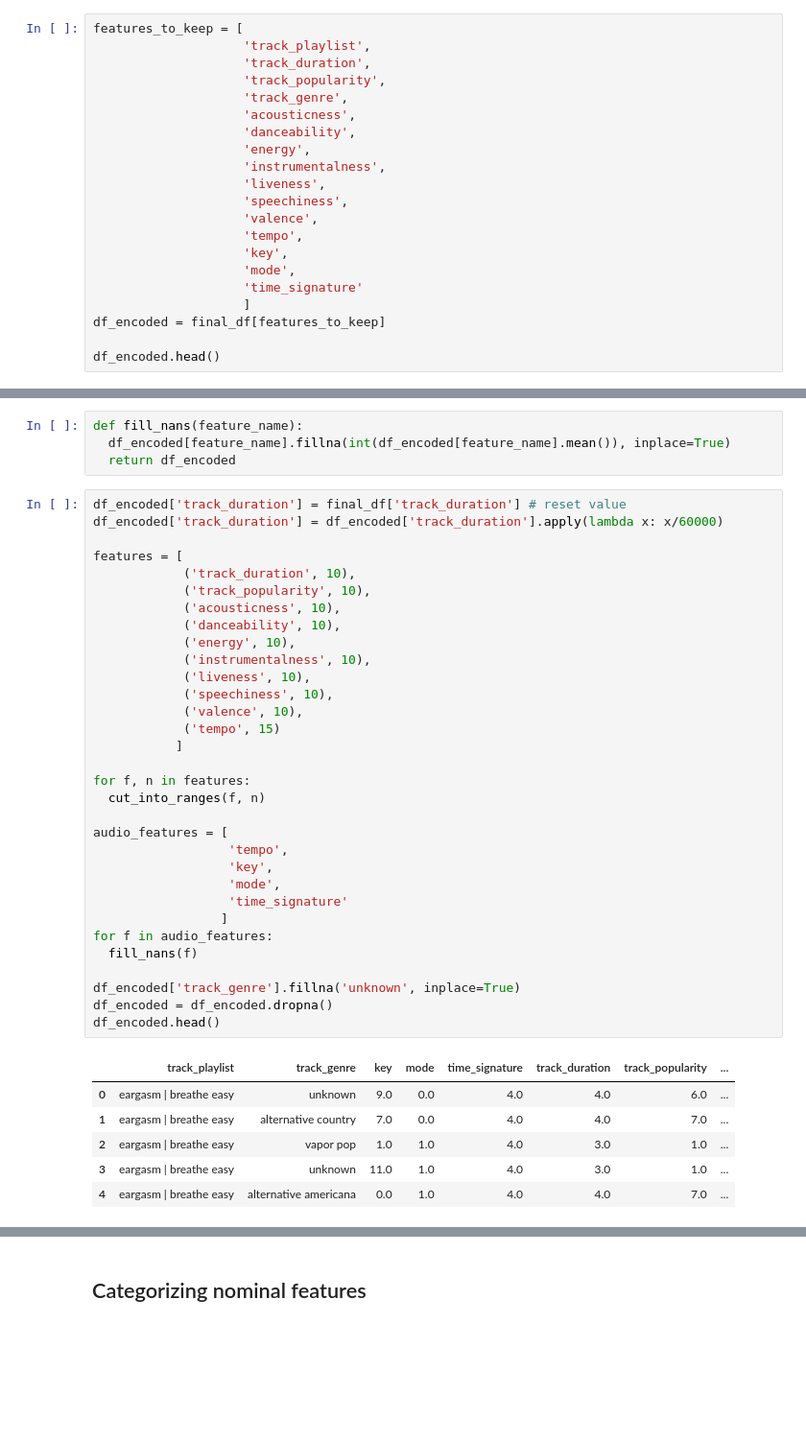
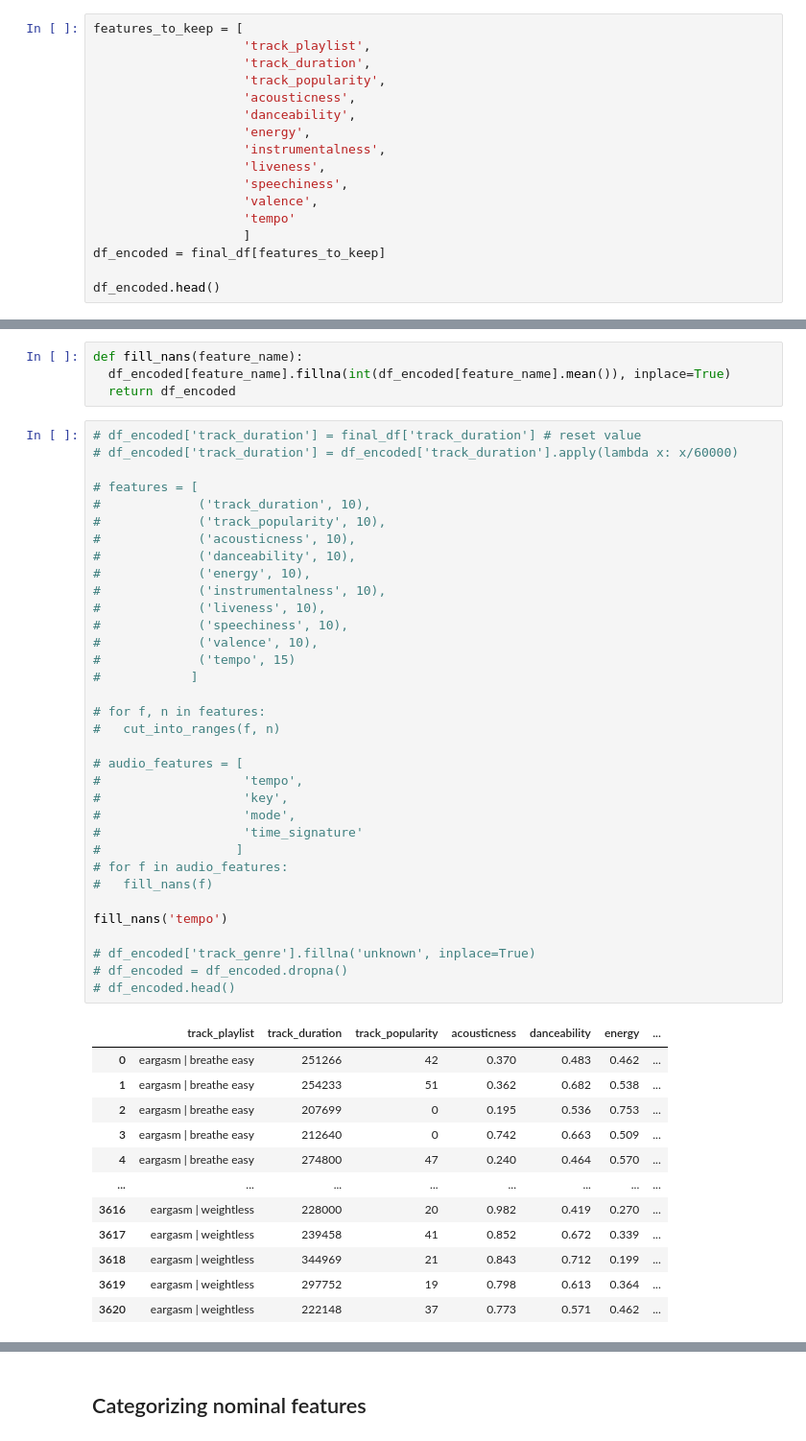
Before and after one commit to adamsiemaszkiewicz/eargasm-music, a Jupyter notebook: eargasm_Classification.ipynb, the cells around one changed output, grey strips where cells are left out. Shown at 96% size. Drawn from its saved outputs; the diff is of its cells as text; blank space fills up the shorter version.

```diff
--- a/eargasm_Classification.ipynb
+++ b/eargasm_Classification.ipynb
@@ -103,7 +105,6 @@ features_to_keep = [
                     'track_playlist',
                     'track_duration',
                     'track_popularity',
-                    'track_genre',
                     'acousticness',
                     'danceability',
                     'energy',
@@ -111,10 +112,7 @@ features_to_keep = [
                     'liveness',
                     'speechiness',
                     'valence',
-                    'tempo',
-                    'key',
-                    'mode',
-                    'time_signature'
+                    'tempo'
                     ]
 df_encoded = final_df[features_to_keep]
 
@@ -149,41 +147,49 @@ def fill_nans(feature_name):
   df_encoded[feature_name].fillna(int(df_encoded[feature_name].mean()), inplace=True)
   return df_encoded
 # %%
-df_encoded['track_duration'] = final_df['track_duration'] # reset value
-df_encoded['track_duration'] = df_encoded['track_duration'].apply(lambda x: x/60000)
+# df_encoded['track_duration'] = final_df['track_duration'] # reset value
+# df_encoded['track_duration'] = df_encoded['track_duration'].apply(lambda x: x/60000)
 
-features = [
-            ('track_duration', 10),
-            ('track_popularity', 10),
-            ('acousticness', 10),
-            ('danceability', 10),
-            ('energy', 10),
-            ('instrumentalness', 10),
-            ('liveness', 10),
-            ('speechiness', 10),
-            ('valence', 10),
-            ('tempo', 15)
-           ]
+# features = [
+#             ('track_duration', 10),
+#             ('track_popularity', 10),
+#             ('acousticness', 10),
+#             ('danceability', 10),
+#             ('energy', 10),
+#             ('instrumentalness', 10),
+#             ('liveness', 10),
+#             ('speechiness', 10),
+#             ('valence', 10),
+#             ('tempo', 15)
+#            ]
 
-for f, n in features:
-  cut_into_ranges(f, n)
+# for f, n in features:
+#   cut_into_ranges(f, n)
 
-audio_features = [
-                  'tempo',
-                  'key',
-                  'mode',
-                  'time_signature'
-                 ]
-for f in audio_features:
-  fill_nans(f)
+# audio_features = [
+#                   'tempo',
+#                   'key',
+#                   'mode',
+#                   'time_signature'
+#                  ]
+# for f in audio_features:
+#   fill_nans(f)
 
-df_encoded['track_genre'].fillna('unknown', inplace=True)
-df_encoded = df_encoded.dropna()
-df_encoded.head()
+fill_nans('tempo')
+
+# df_encoded['track_genre'].fillna('unknown', inplace=True)
+# df_encoded = df_encoded.dropna()
+# df_encoded.head()
 # %% [output]
-|  | track_playlist | track_genre | key | mode | time_signature | track_duration | track_popularity | ... |
-| 0 | eargasm | breathe easy | unknown | 9.0 | 0.0 | 4.0 | 4.0 | 6.0 | ... |
-| 1 | eargasm | breathe easy | alternative country | 7.0 | 0.0 | 4.0 | 4.0 | 7.0 | ... |
-| 2 | eargasm | breathe easy | vapor pop | 1.0 | 1.0 | 4.0 | 3.0 | 1.0 | ... |
-| 3 | eargasm | breathe easy | unknown | 11.0 | 1.0 | 4.0 | 3.0 | 1.0 | ... |
-| 4 | eargasm | breathe easy | alternative americana | 0.0 | 1.0 | 4.0 | 4.0 | 7.0 | ... |
+|  | track_playlist | track_duration | track_popularity | acousticness | danceability | energy | ... |
+| 0 | eargasm | breathe easy | 251266 | 42 | 0.370 | 0.483 | 0.462 | ... |
+| 1 | eargasm | breathe easy | 254233 | 51 | 0.362 | 0.682 | 0.538 | ... |
+| 2 | eargasm | breathe easy | 207699 | 0 | 0.195 | 0.536 | 0.753 | ... |
+| 3 | eargasm | breathe easy | 212640 | 0 | 0.742 | 0.663 | 0.509 | ... |
+| 4 | eargasm | breathe easy | 274800 | 47 | 0.240 | 0.464 | 0.570 | ... |
+| ... | ... | ... | ... | ... | ... | ... | ... |
+| 3616 | eargasm | weightless | 228000 | 20 | 0.982 | 0.419 | 0.270 | ... |
+| 3617 | eargasm | weightless | 239458 | 41 | 0.852 | 0.672 | 0.339 | ... |
+| 3618 | eargasm | weightless | 344969 | 21 | 0.843 | 0.712 | 0.199 | ... |
+| 3619 | eargasm | weightless | 297752 | 19 | 0.798 | 0.613 | 0.364 | ... |
+| 3620 | eargasm | weightless | 222148 | 37 | 0.773 | 0.571 | 0.462 | ... |
```
Also changed, not shown: parts of 20 cells of this notebook, 2 other files.
